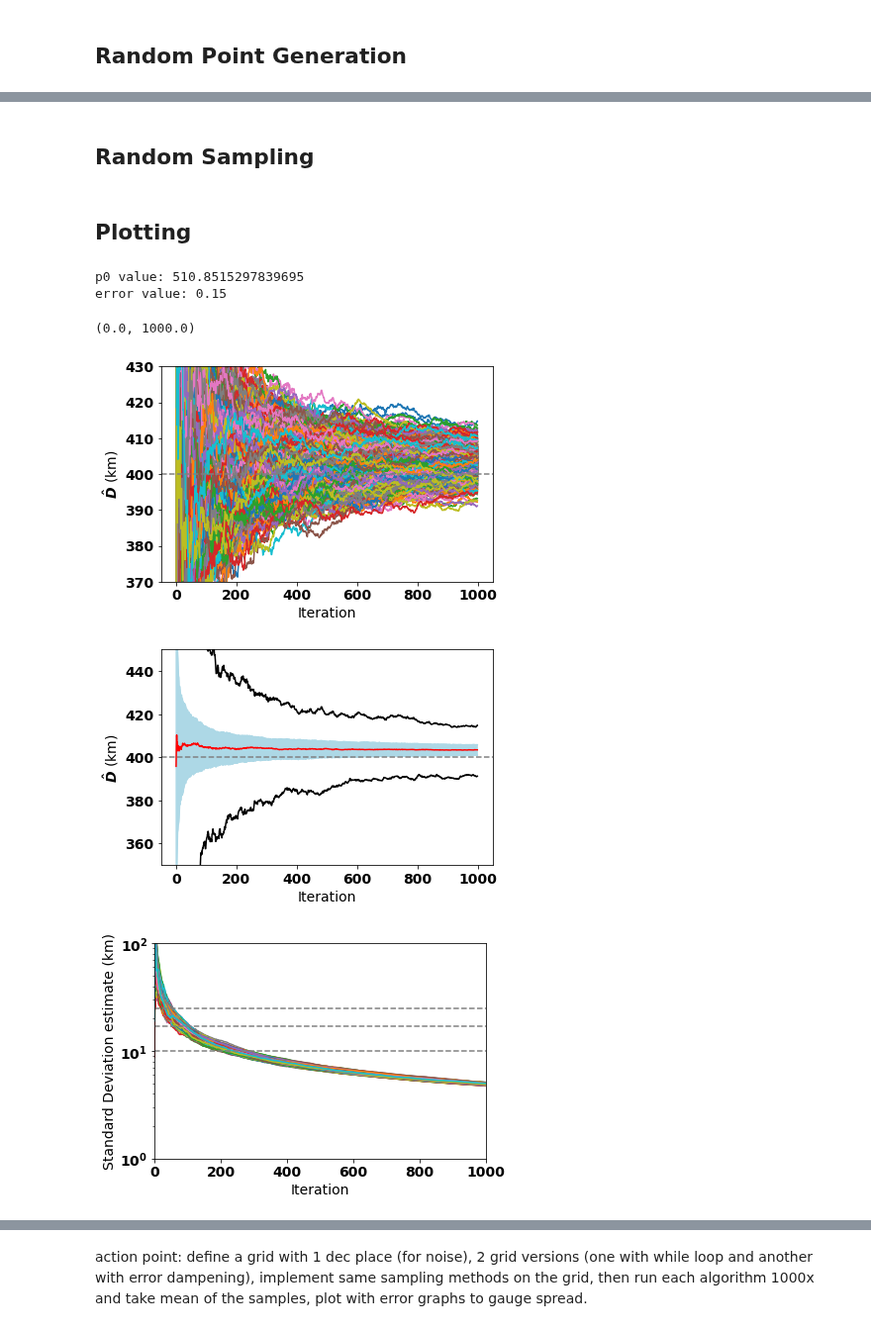
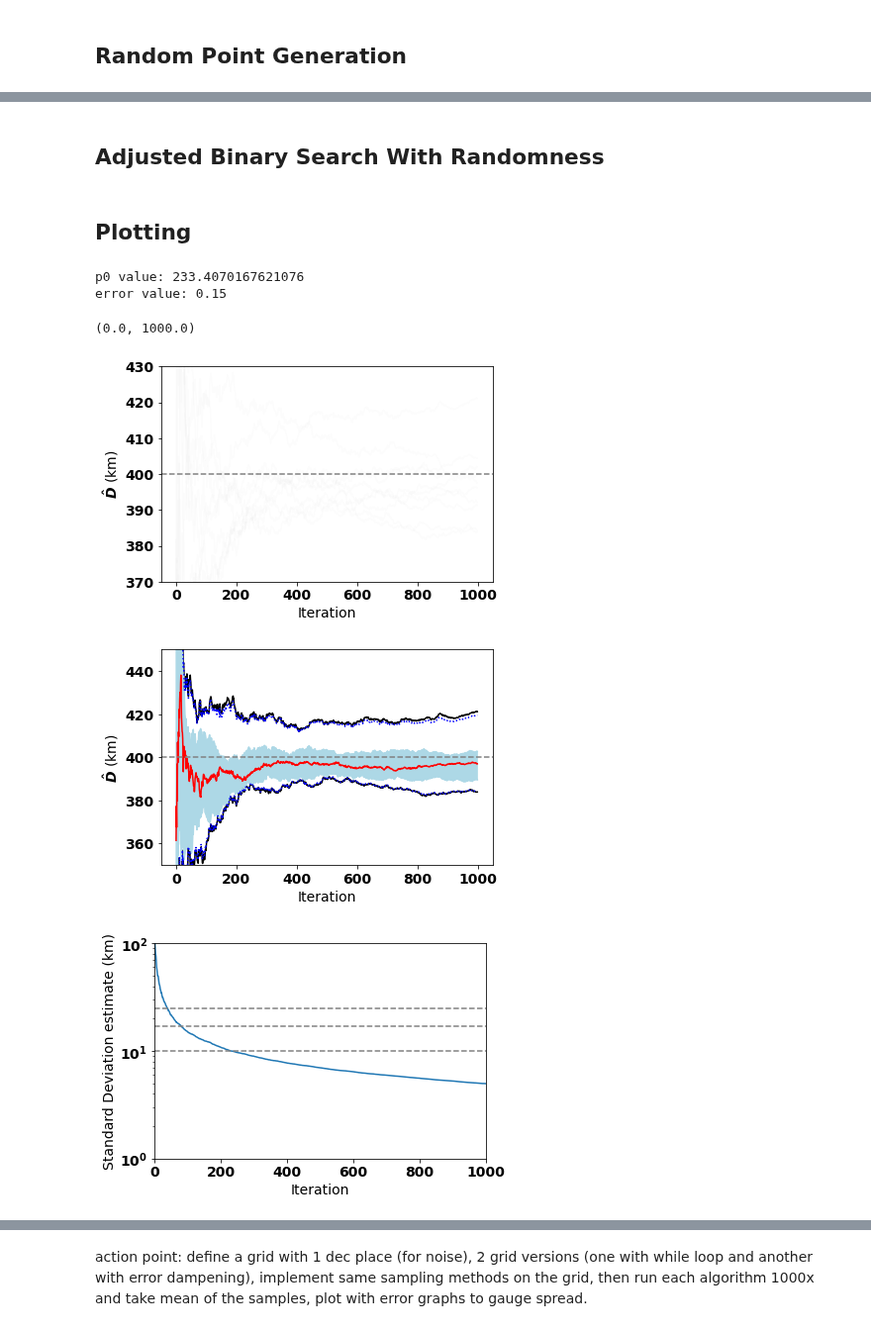
Before and after one commit to mustafa-majid-uu/curvefit_sampling, a Jupyter notebook: ex_R.ipynb, the cells around one changed output, grey strips where cells are left out. Shown at 99% size. Drawn from its saved outputs; the diff is of its cells as text; code cells hidden in the pictures.

Commit message:
Random sampling

```diff
--- a/ex_R.ipynb
+++ b/ex_R.ipynb
@@ -7,6 +7,7 @@ First, the packages needed for the experiment are imported and relevant measures
 from math import sqrt
 import statistics
 from collections import deque
+from numpy.random import Generator, PCG64
 import random
 import numpy as np
 from scipy import optimize
@@ -14,7 +15,6 @@ import matplotlib.pyplot as plt
 font = {
         'weight' : 'bold',
         'size'   : 14}
-
 plt.rc('font', **font)
 
 # LPS: I've un-hardcoded the maximum distance at which we sample data.
@@ -26,7 +26,7 @@ e = 0.15 #error value
 ValueTRUE = 400
 iterations = 1000 #the maximum no. of iterations for each sample
 UpperBound = MaxDistance#4000
-repeat_times = 1000 #how many times to repeat the whole experiment
+reps = 1000 #how many times to repeat the whole experiment
 rp0 = np.random.uniform(100,1000) #sample initial random guess of D-hat for curve fitting
 # %% [markdown]
 <h2>Generating Noisy Artificial Data</h2>
@@ -92,6 +85,7 @@ print(getNoise(300))
 my_dict = {key: 0 for key in range(0, UpperBound+1)} #keep track of how many times a value was accessed
 #a function that generates n random samples, with distance values of a given range
 def generate_random_samples(n,lower_bound,upper_bound,err):
+    #rng = Generator(PCG64(seed=0))
     x = []
     y = []
     for i in range(n):
@@ -123,4 +117,8 @@ yfit = 2**(-axis_d/params[0]) #use the estimated D-hat for the fitted line
 plt.plot(axis_d, yfit, c='red',linewidth='2.5')
 l_strg = "Fitted curve for " + "D" + " = " + str(round(params[0],2))
 plt.legend((l_strg,'Noisy Data'))
+
+rng = Generator(PCG64(seed=0))
+print(rng.uniform(low=0,high=100,size=1)[0])
+print(rng.uniform(low=0,high=100,size=1)[0])
 # %% [output]
@@ -131,5 +130,5 @@ covariance:  [[94.12174048]]
 # %% [markdown]
-<h2>Random Sampling</h2>
+<h2>Adjusted Binary Search With Randomness</h2>
 # %%
 #np.#random.seed(8)
 
@@ -179,8 +189,8 @@ def absdiff(i):
 
 
 plt.figure(8)
-for i in range(0,len(Dhat_arr_lst)):
-    plt.plot(i_arr,Dhat_arr_lst[i], label = 'V2') #v2
+for i in range(0,len(Dhat_arr2_lst)):
+    plt.plot(i_arr,Dhat_arr2_lst[i], label = 'V2',alpha=0.01,color='black') #v2
 plt.axhline(y=ValueTRUE, color='gray', linestyle='--')
 plt.ylim([370,430])
 plt.ylabel('$\hat{D}$ (km)')
@@ -191,59 +201,68 @@ Dhat_max = []
 Dhat_med = []
 Dhat_q1 = []
 Dhat_q3 = []
+Dhat_10 = []
+Dhat_90 = []
+std_med = []
 
-for i, items in enumerate(zip(*Dhat_arr_lst)):
+for i, items in enumerate(zip(*Dhat_arr2_lst)):
     # Find min, max, and median for each iteration
     minv = min(items)
     maxv = max(items)
     quartiles = statistics.quantiles(items) #gets the 3 quartiles
+    percentile_10 = statistics.quantiles(items, n=10)[0]
+    percentile_90 = statistics.quantiles(items, n=10)[-1]
     Dhat_min.append(minv)
     Dhat_max.append(maxv)
     Dhat_q1.append(quartiles[0])
     Dhat_q3.append(quartiles[2])
     Dhat_med.append(quartiles[1])
+    Dhat_10.append(percentile_10)
+    Dhat_90.append(percentile_90)
+
+for j, items in enumerate(zip(*cov_arr2_lst)):
+    median = statistics.median(items)
+    std_med.append(median)
 
 
 plt.figure(77)
 plt.plot(i_arr,Dhat_min, c='black')
 plt.plot(i_arr,Dhat_max, c='black')
 
 plt.plot(i_arr,Dhat_q1, color='lightblue')
 plt.plot(i_arr,Dhat_med,color = 'red')
 plt.plot(i_arr,Dhat_q3, color='lightblue')
+plt.plot(i_arr,Dhat_10, color='blue',linestyle = 'dotted')
+plt.plot(i_arr,Dhat_90, color='blue',linestyle = 'dotted')
 
 plt.fill_between(i_arr, Dhat_q1, Dhat_q3, color='lightblue')
 
 plt.ylim([350,450])
 plt.ylabel('$\hat{D}$ (km)')
 plt.xlabel('Iteration')
 plt.axhline(y=(ValueTRUE), color='gray', linestyle='--')
 #plt.legend(loc="upper right")
 
-#plot standard deviation for the algorithms
-plt.figure(6)
 
-#plt.plot(i_arr,cov_arr, c='red' )
-for i in range(0,len(cov_arr_lst)):
-    plt.plot(i_arr,cov_arr_lst[i], label = 'V2') #v2
-
+#Plot median of st. dev. at each iteration
+plt.figure(60)
+plt.plot(i_arr,std_med, label = 'V2')
 plt.axhline(y=(10), color='gray', linestyle='--')
 plt.axhline(y=(25), color='gray', linestyle='--')
 plt.axhline(y=(17), color='gray', linestyle='--')
 
 plt.yscale('log')
 plt.ylim([1,10**2])
 plt.ylabel('Standard Deviation estimate (km)') # LPS: As there is only one variable, this is the variance of this variable.
 plt.xlabel('Iteration')
 plt.xlim(0,1000)
-#plt.legend(loc="upper right")
 # %% [output]
-p0 value: 510.8515297839695
+p0 value: 233.4070167621076
 error value: 0.15
 (0.0, 1000.0)
-[figure, old version]
+[figure, new version]
-[figure, old version]
+[figure, new version]
-[figure, old version]
+[figure, new version]
 # %%
 
 
```
Also changed, not shown: parts of 5 cells of this notebook, 4 other files.
